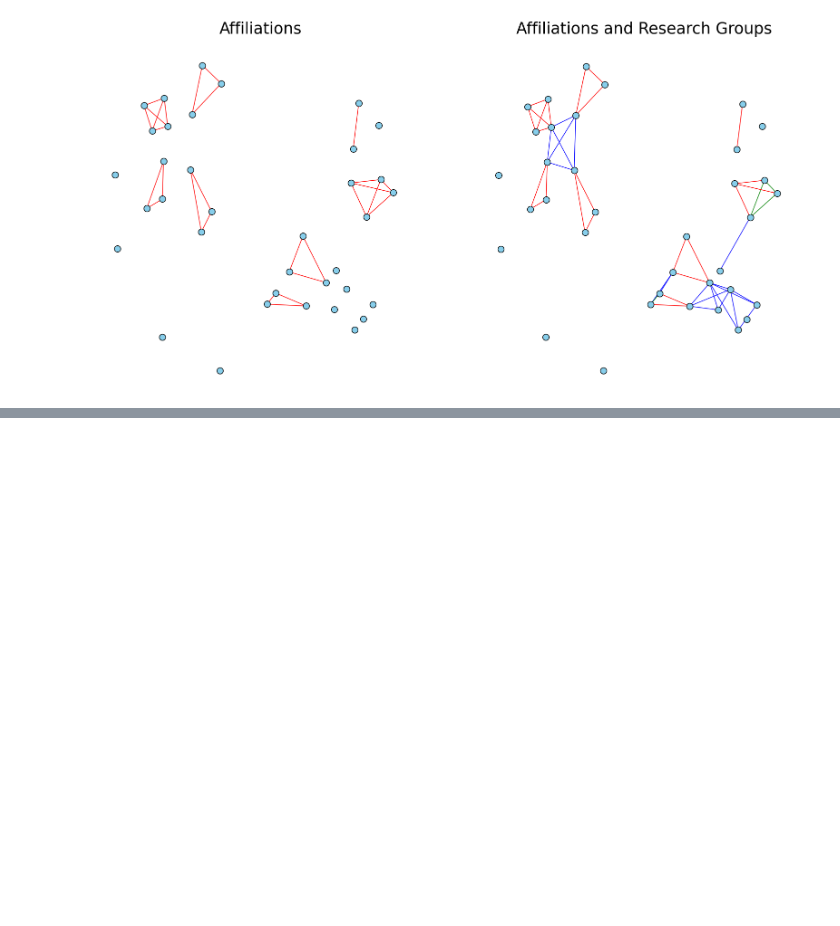
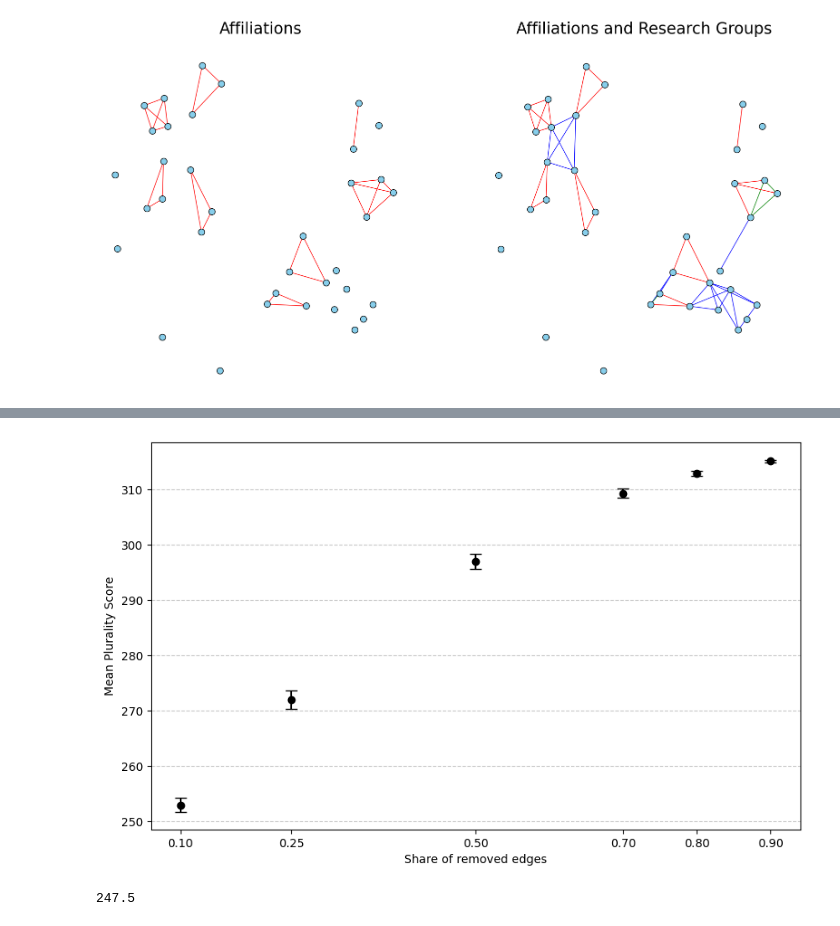
Before and after one commit to lexicongovernance/gov-research, a Jupyter notebook: berlin-analysis/analysis.ipynb, the cells around one changed output, grey strips where cells are left out. Saved outputs shown, nothing was run; the diff lists cells and outputs as text; code cells hidden in the pictures; blank space fills up the shorter version.

```diff
--- a/berlin-analysis/analysis.ipynb
+++ b/berlin-analysis/analysis.ipynb
@@ -315,0 +476,42 @@ plt.savefig('plots-and-tables/network.png')
+# %%
+node_values = {node: 10 for node in G.nodes}
+# %%
+# Initialize an empty dictionary to store the results
+results = {}
+
+# Loop through all keys in all_groups
+for edge_share, networks in all_groups.items():
+    # Initialize a dictionary for each edge share value
+    results[edge_share] = {}
+
+    # Loop through all networks for the current edge share value
+    for network_name, network_groups in networks.items():
+        # Calculate the score for the current network
+        score = analysis_functions.connection_oriented_cluster_match(network_groups, node_values)
+
+        # Store the score in the results dictionary
+        results[edge_share][network_name] = score
+# %%
+import matplotlib.pyplot as plt
+import numpy as np
+
+# Calculate mean plurality scores and standard deviations for each share
+mean_scores = []
+std_devs = []
+
+for edge_share, scores in results.items():
+    mean_score = np.mean(list(scores.values()))
+    std_dev = np.std(list(scores.values()))
+    mean_scores.append(mean_score)
+    std_devs.append(std_dev)
+
+# Plot the mean plurality scores as dots with error bars indicating the standard deviations
+plt.figure(figsize=(10, 6))
+plt.errorbar(edge_share_values, mean_scores, yerr=std_devs, fmt='o', capsize=5, color='black')
+plt.xlabel('Share of removed edges')
+plt.ylabel('Mean Plurality Score')
+plt.xticks(edge_share_values)
+plt.grid(axis='y', linestyle='--', alpha=0.7)
+plt.savefig('plots-and-tables/scores.png')
+# %% [output]
+[figure, added]
@@ -315,0 +527,5 @@ plt.savefig('plots-and-tables/network.png')
+# %%
+exp_num_edges = (p*(n*(n-1)))/2
+exp_num_edges
+# %% [output]
+247.5
```
Also changed, not shown: parts of 11 cells of this notebook.
